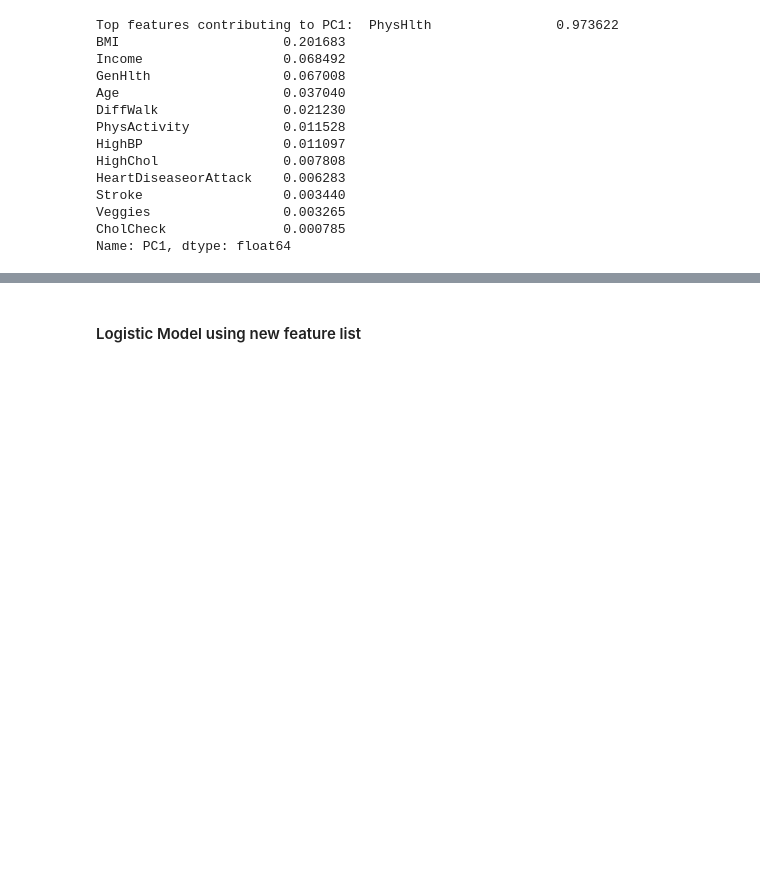
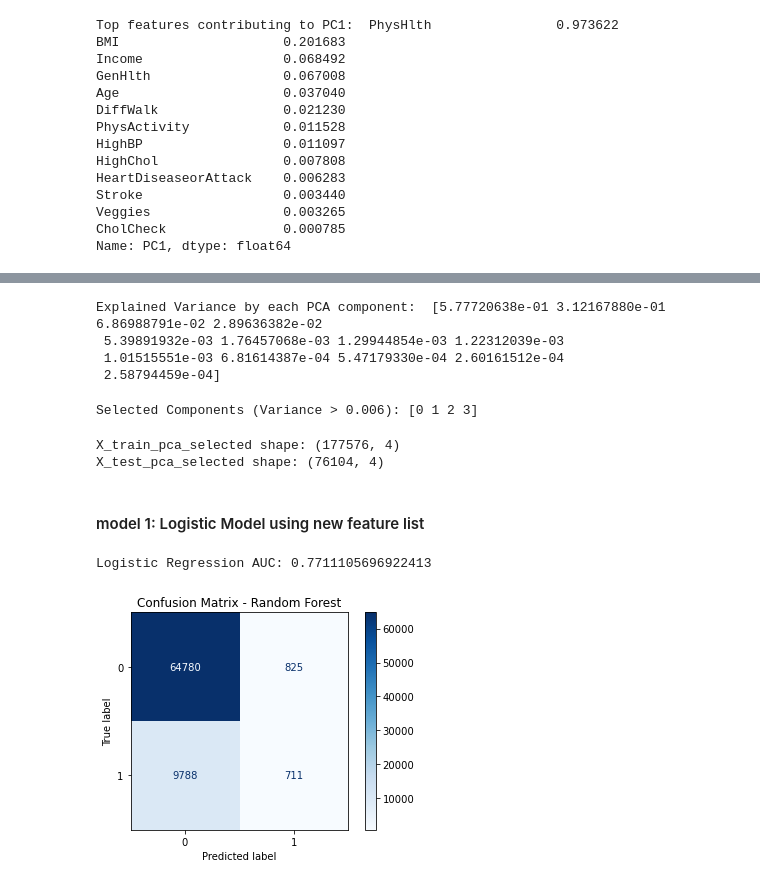
Before and after one commit to Kenzirey/ML-Assignment2, a Jupyter notebook: classification_train_evaluate.ipynb, the cells around one changed output, grey strips where cells are left out. Saved outputs shown, nothing was run; the diff lists cells and outputs as text; code cells hidden in the pictures; blank space fills up the shorter version.

```diff
--- a/classification_train_evaluate.ipynb
+++ b/classification_train_evaluate.ipynb
@@ -220,11 +233,50 @@ KeyError: "None of [Float64Index([   0.9736224003306236,   0.20168309874617682,\
+# %%
+# Explained variance for each principal component
+explained_variance = pca.explained_variance_ratio_
+print("Explained Variance by each PCA component: ", explained_variance)
+# %% [output]
+Explained Variance by each PCA component:  [5.77720638e-01 3.12167880e-01 6.86988791e-02 2.89636382e-02
+ 5.39891932e-03 1.76457068e-03 1.29944854e-03 1.22312039e-03
+ 1.01515551e-03 6.81614387e-04 5.47179330e-04 2.60161512e-04
+ 2.58794459e-04]
+# %%
+# Select the components where the explained variance > 0.01
+selected_components = np.where(explained_variance > 0.006)[0]
+print("Selected Components (Variance > 0.006):", selected_components)
+# %% [output]
+Selected Components (Variance > 0.006): [0 1 2 3]
+# %%
+# Retain only the selected components
+X_train_pca_selected = X_train_pca[:, selected_components]
+X_test_pca_selected = X_test_pca[:, selected_components]
+# %%
+# check the shape of the new PCA-transformed datasets
+print("X_train_pca_selected shape:", X_train_pca_selected.shape)
+print("X_test_pca_selected shape:", X_test_pca_selected.shape)
+# %% [output]
+X_train_pca_selected shape: (177576, 4)
+X_test_pca_selected shape: (76104, 4)
 # %% [markdown]
-#### Logistic Model using new feature list
+#### model 1: Logistic Model using new feature list
 # %%
 # Initialize models
-logistic_model = LogisticRegression(max_iter=1000)
-logistic_model.fit(X_train, y_train)
-logistic_pred = logistic_model.predict(X_test)
-logistic_prob = logistic_model.predict_proba(X_test)[:, 1]
-logistic_cm = confusion_matrix(y_test, logistic_pred)
-logistic_fpr, logistic_tpr, _ = roc_curve(y_test, logistic_prob)
-logistic_auc = auc(logistic_fpr, logistic_tpr)
+pca_logistic_model = LogisticRegression(max_iter=1000)
+pca_logistic_model.fit(X_train_pca_selected, y_train)
+pca_logistic_pred = pca_logistic_model.predict(X_test_pca_selected)
+pca_logistic_prob = pca_logistic_model.predict_proba(X_test_pca_selected)[:, 1]
+pca_logistic_cm = confusion_matrix(y_test, pca_logistic_pred)
+pca_logistic_fpr, pca_logistic_tpr, _ = roc_curve(y_test, pca_logistic_prob)
+pca_logistic_auc = auc(pca_logistic_fpr, pca_logistic_tpr)
+# %%
+# Getting the numerical value of the AUC for the logistic regression Model.
+print(f"Logistic Regression AUC: {pca_logistic_auc}")
+# %% [output]
+Logistic Regression AUC: 0.7711105696922413
+# %%
+# Confusion Matrix for Logistic Regression
+conf_matrix = confusion_matrix(y_test, pca_logistic_pred)
+ConfusionMatrixDisplay(conf_matrix).plot(cmap="Blues")
+plt.title("Confusion Matrix - Random Forest")
+plt.show()
+# %% [output]
+[figure, added]
```
Also changed, not shown: parts of 18 cells of this notebook.
